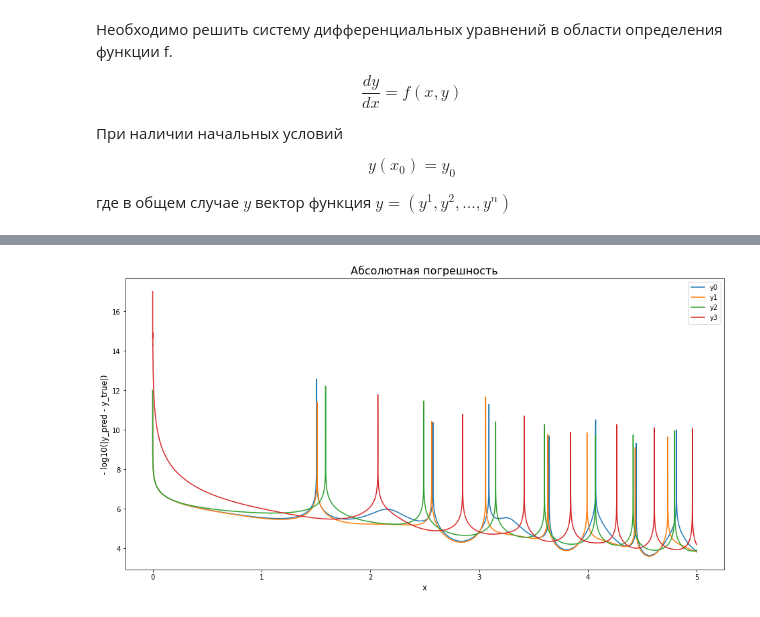
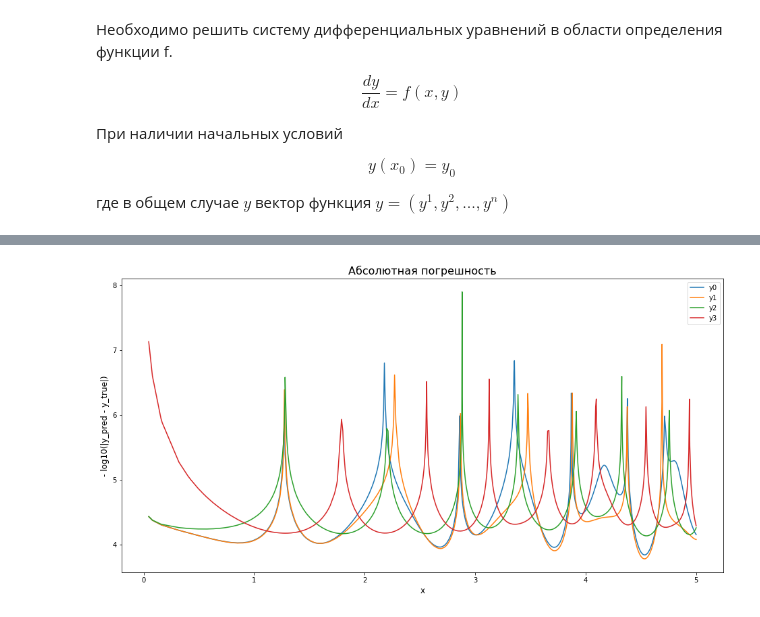
Before and after one commit to Hlibisev/num_methods, a Jupyter notebook: HW4.ipynb, the cells around one changed output, grey strips where cells are left out. Saved outputs shown, nothing was run; the diff lists cells and outputs as text; code cells hidden in the pictures.

```diff
--- a/HW4.ipynb
+++ b/HW4.ipynb
@@ -112,0 +276,6 @@ def runge_method(f, x0, y0, x_end, c2, h):
+# %%
+for tol in [1e-1, 1e-2, 1e-3, 1e-4]:
+    x, y_pred, f_count = solver_diff_equations(f, x0, y0, params=params,
+                                               x_end=x_end, tolerance=tol)
+
+    print(f"При {tol = }, h = {x[1]-x[0]}, количество обрщаений к f = {f_count}")
@@ -113,8 +332,33 @@ def runge_method(f, x0, y0, x_end, c2, h):
+# %%
+# @njit(fastmath=True)
+def _solver_diff_equations_local(f, x0, y0, x_end, params, h, rtol=1e-6, atol=1e-10, p=2):
+    calculating_f_count = float(0)
+    xs, ys, hs, rs = [], [], [], []
+    x, y = x0, y0
+
+    # Будем шагать, пока не выйдем за границы
+    while x < x_end:
+        # Шагаем локальным методом Рунге
+        y, h, calc_f, r = runge_method_local(f, x, y, params, h, rtol, atol, p)
+
+        # Заполняем информацию
+        for el, array in zip([x, y, h, r], [xs, ys, hs, rs]):
+            array.append(el)
+
+        calculating_f_count += calc_f
+        x += h
+
+    return np.array(xs, dtype=float), np.array(ys, dtype=float), (hs, rs, calculating_f_count)
 # %%
 A, c2 = 1, 1/3
-h = 1e-6
+params = [c2, c2, 1/2/c2, 1-1/2/c2]
 
 x0, y0 = 0, np.array([1, 1, A, 1])
 x_end = 5
 
-x, y_pred = runge_method(f, x0, y0, c2=c2, h=h, x_end=x_end)
+x, y_pred, info = _solver_diff_equations_local(f, x0, y0, params=params, x_end=x_end,
+                                           h=1e-6, rtol=1e-4, atol=1e-10)
+h, r, num_calc = info
+plot_loss(x, y_pred)
+# %% [output]
+[figure, added]
@@ -123,4 +364,0 @@ y_truth = np.array([solution(x) for x in x])
-# %%
-plot_loss(x, y_pred, y_truth)
-# %% [output]
-[figure, removed]
```
Also changed, not shown: parts of 31 cells of this notebook.
